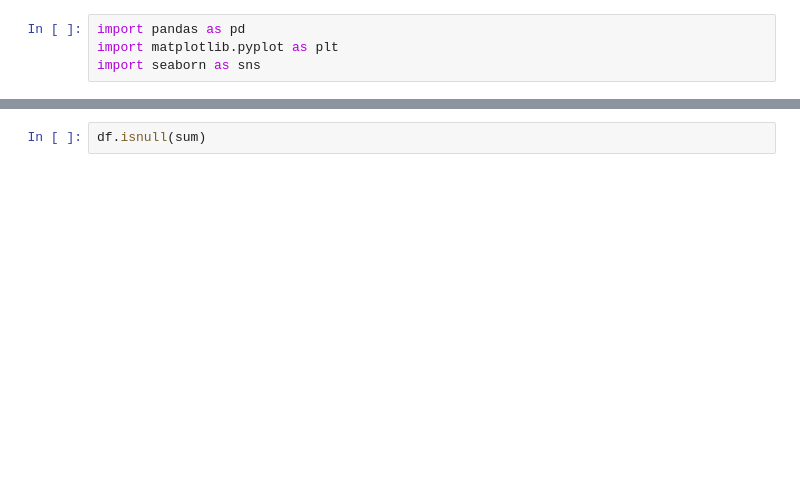
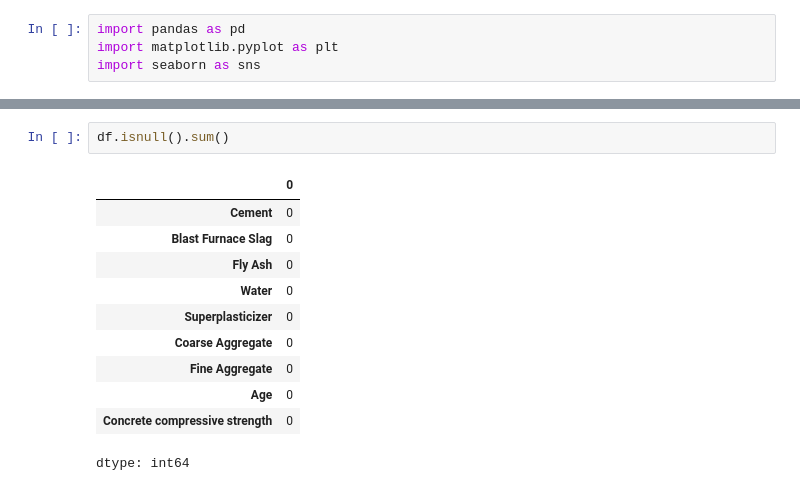
Before and after one commit to kpflow369/Linear-Regression, a Jupyter notebook: exploration/exploration.ipynb, the cells around one changed output, grey strips where cells are left out. Cells and saved outputs as stored; diff of their text form; blank space fills up the shorter version.

```diff
--- a/exploration/exploration.ipynb
+++ b/exploration/exploration.ipynb
@@ -19,5 +51,17 @@ plt.show()
 # %%
-df.isnull(sum)
+df.isnull().sum()
+# %% [output]
+|  | 0 |
+| Cement | 0 |
+| Blast Furnace Slag | 0 |
+| Fly Ash | 0 |
+| Water | 0 |
+| Superplasticizer | 0 |
+| Coarse Aggregate | 0 |
+| Fine Aggregate | 0 |
+| Age | 0 |
+| Concrete compressive strength | 0 |
+dtype: int64
 # %%
 plt.figure(figsize=(12,8))
 sns.heatmap(df.corr(), cmap="coolwarm")
```
Also changed, not shown: parts of 17 cells of this notebook.
